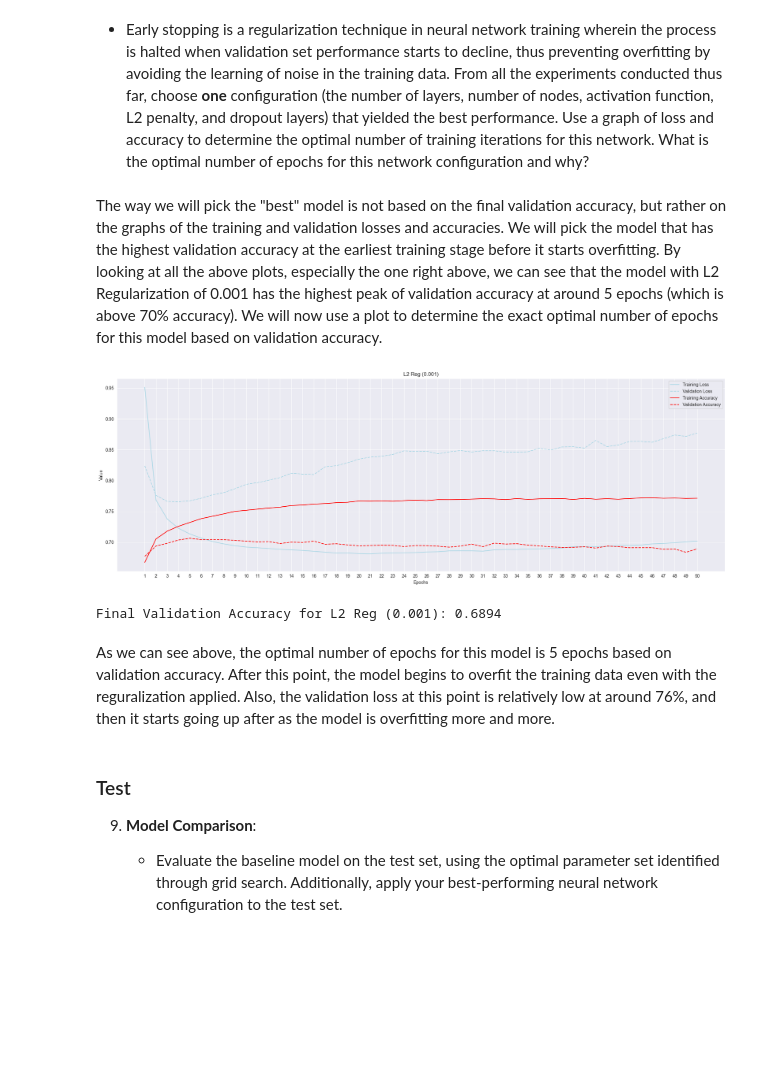
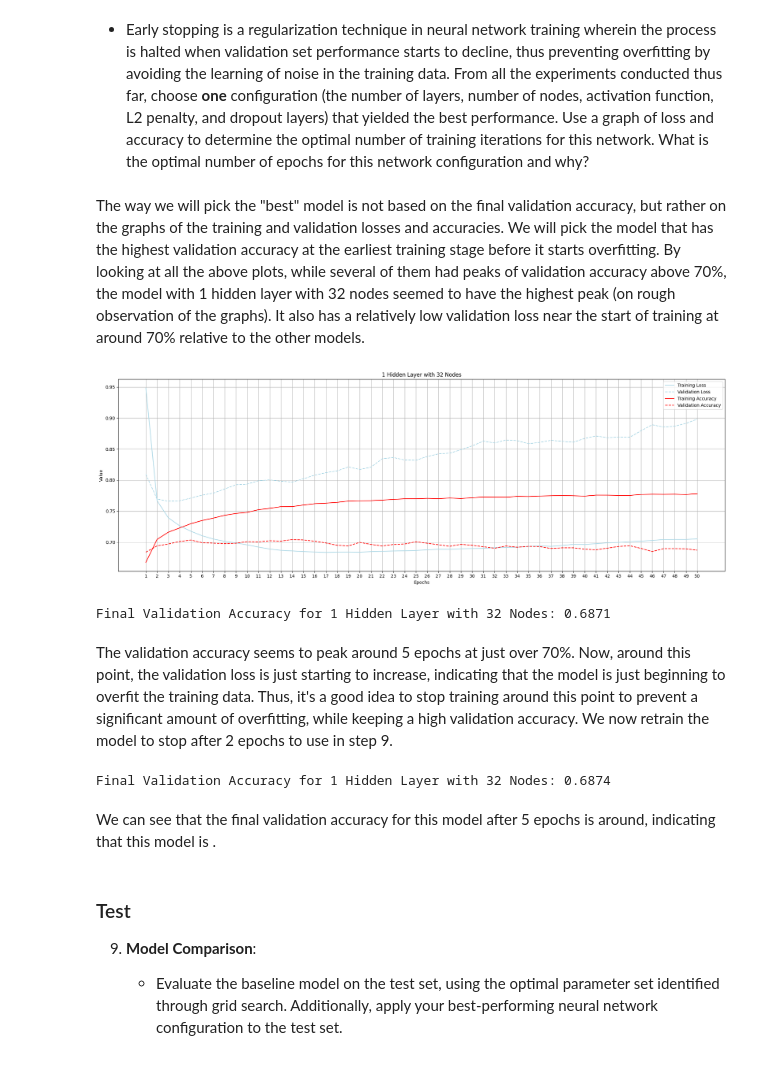
Before and after one commit to JoeZhang1000/CSI-4106-Assignment-3, a Jupyter notebook: Joe_Zhang_Christian_Paravalos_CSI4106_Assignment_3_30245795_300231900.ipynb, the cells around one changed output. Drawn from its saved outputs; the diff is of its cells as text; code cells hidden in the pictures; blank space fills up the shorter version.

```diff
--- a/Joe_Zhang_Christian_Paravalos_CSI4106_Assignment_3_30245795_300231900.ipynb
+++ b/Joe_Zhang_Christian_Paravalos_CSI4106_Assignment_3_30245795_300231900.ipynb
@@ -136,10 +140,10 @@ tf.random.set_seed(42)
 model = tf.keras.Sequential()
 
 model.add(tf.keras.layers.InputLayer(shape = [462]))
-model.add(tf.keras.layers.Flatten())
+# Note that the default activation function is not in fact "relu" but None
 model.add(tf.keras.layers.Dense(8))
 model.add(tf.keras.layers.Dense(3, activation = "softmax"))
 model.compile(loss="sparse_categorical_crossentropy", metrics = ['accuracy'])
 
-model.fit(X_train, y_train, epochs = 50, validation_data = (X_valid, y_valid))
+model.fit(X_train, y_train, epochs = 50, validation_data = (X_valid, y_valid), verbose = 0)
 # %% [output]
@@ -1102,48 +1274,68 @@ plt.show()
 # %% [markdown]
 - Early stopping is a regularization technique in neural network training wherein the process is halted when validation set performance starts to decline, thus preventing overfitting by avoiding the learning of noise in the training data. From all the experiments conducted thus far, choose **one** configuration (the number of layers, number of nodes, activation function, L2 penalty, and dropout layers) that yielded the best performance. Use a graph of loss and accuracy to determine the optimal number of training iterations for this network. What is the optimal number of epochs for this network configuration and why?
 # %% [markdown]
-The way we will pick the "best" model is not based on the final validation accuracy, but rather on the graphs of the training and validation losses and accuracies. We will pick the model that has the highest validation accuracy at the earliest training stage before it starts overfitting. By looking at all the above plots, especially the one right above, we can see that the model with L2 Regularization of 0.001 has the highest peak of validation accuracy at around 5 epochs (which is above 70% accuracy). We will now use a plot to determine the exact optimal number of epochs for this model based on validation accuracy.
+The way we will pick the "best" model is not based on the final validation accuracy, but rather on the graphs of the training and validation losses and accuracies. We will pick the model that has the highest validation accuracy at the earliest training stage before it starts overfitting. By looking at all the above plots, while several of them had peaks of validation accuracy above 70%, the model with 1 hidden layer with 32 nodes seemed to have the highest peak (on rough observation of the graphs). It also has a relatively low validation loss near the start of training at around 70% relative to the other models.
 # %%
-# Assume history_reg2 is your history object for L2 Reg (0.001)
-history = history_reg2
-title = 'L2 Reg (0.001)'
+# We now train the model with 1 hidden layer with 32 nodes to apply early stopping
+tf.random.set_seed(42)
+
+history_best_model = history_reg2
+
+history = history_best_model
+title = '1 Hidden Layer with 32 Nodes'
 
 # Create a DataFrame from the history
 df_history = pd.DataFrame(history.history)
 
 # Define epochs based on the length of the history
 epochs = range(1, len(df_history) + 1)
 
 plt.figure(figsize=(20, 7))
 
 # Plot Training and Validation Loss
 plt.plot(epochs, df_history['loss'], label='Training Loss', color='lightblue')
 plt.plot(epochs, df_history['val_loss'], label='Validation Loss', color='lightblue', linestyle='--')
 
 # Plot Training and Validation Accuracy
 plt.plot(epochs, df_history['accuracy'], label='Training Accuracy', color='red')
 plt.plot(epochs, df_history['val_accuracy'], label='Validation Accuracy', color='red', linestyle='--')
 
 # Set plot title and labels
 plt.title(title)
 plt.xlabel('Epochs')
 plt.ylabel('Value')
 plt.legend(loc='best')
 plt.grid(True)
 
 plt.xticks(epochs)
 
 plt.tight_layout()
 plt.show()
 
 # Print the final validation accuracy
 final_val_accuracy = history.history['val_accuracy'][-1]
 print(f"Final Validation Accuracy for {title}: {final_val_accuracy:.4f}")
 # %% [output]
-[figure, old version]
+[figure, new version]
-Final Validation Accuracy for L2 Reg (0.001): 0.6894
+Final Validation Accuracy for 1 Hidden Layer with 32 Nodes: 0.6871
-# %% [markdown]
-As we can see above, the optimal number of epochs for this model is 5 epochs based on validation accuracy. After this point, the model begins to overfit the training data even with the reguralization applied. Also, the validation loss at this point is relatively low at around 76%, and then it starts going up after as the model is overfitting more and more.
+# %% [markdown]
+The validation accuracy seems to peak around 5 epochs at just over 70%. Now, around this point, the validation loss is just starting to increase, indicating that the model is just beginning to overfit the training data. Thus, it's a good idea to stop training around this point to prevent a significant amount of overfitting, while keeping a high validation accuracy. We now retrain the model to stop after 2 epochs to use in step 9.
+# %%
+# We train the best model for 4 epochs
+
+tf.random.set_seed(42)
+np.random.seed(42)
+
+best_model = model_reg2
+best_model.compile(loss="sparse_categorical_crossentropy", metrics = ['accuracy'])
+
+history_best_model = best_model.fit(X_train, y_train, epochs=5, validation_data=(X_valid, y_valid), verbose=0)
+final_val_accuracy = history_best_model.history['val_accuracy'][-1]
+print(f"Final Validation Accuracy for {title}: {final_val_accuracy:.4f}")
+# %% [output]
+Final Validation Accuracy for 1 Hidden Layer with 32 Nodes: 0.6874
+# %% [markdown]
+We can see that the final validation accuracy for this model after 5 epochs is around, indicating that this model is .
 # %% [markdown]
 ### Test
 
```
Also changed, not shown: parts of 50 cells of this notebook.
